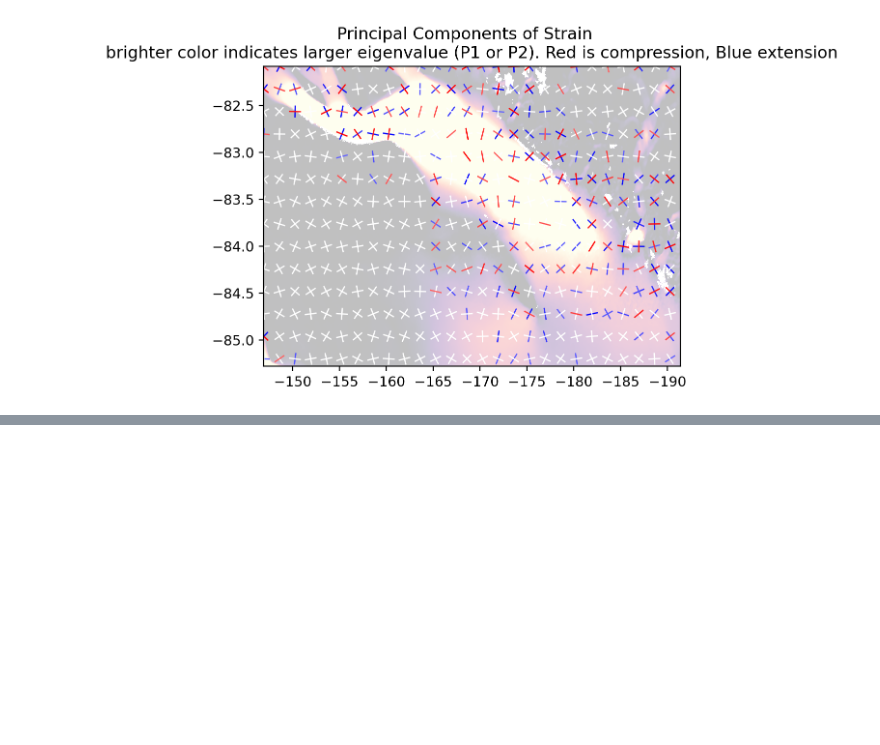
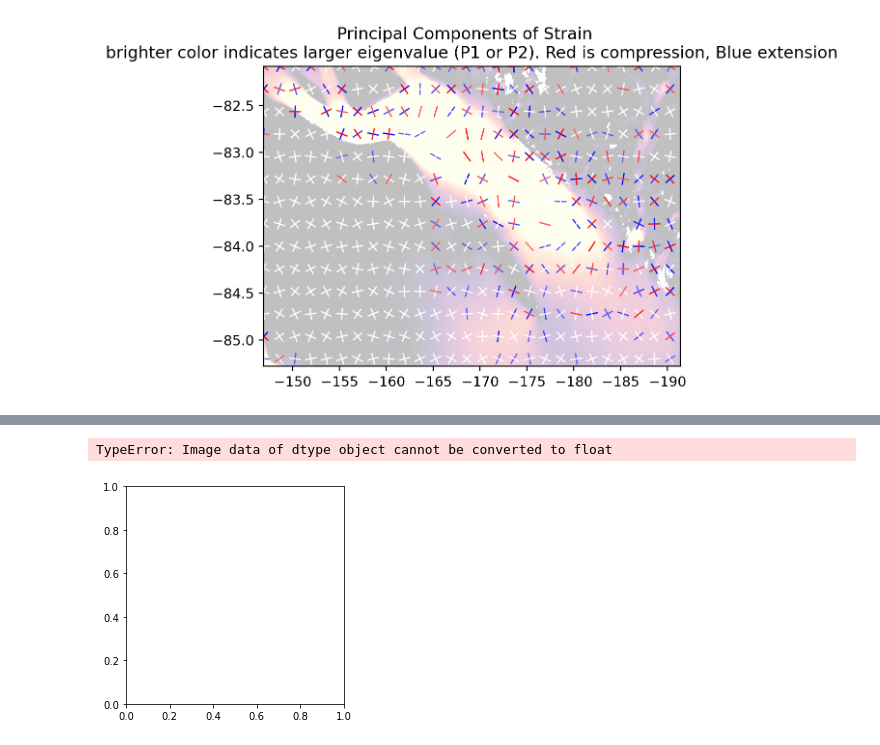
Before and after one commit to jdmillstein/strain_rates, a Jupyter notebook: simple_cross_plots_crary.ipynb, the cells around one changed output, grey strips where cells are left out. Drawn from its saved outputs; the diff is of its cells as text; code cells hidden in the pictures; blank space fills up the shorter version.

```diff
--- a/simple_cross_plots_crary.ipynb
+++ b/simple_cross_plots_crary.ipynb
@@ -117,0 +133,5 @@ plt.show()
+# %%
+plt.imshow(gz)
+# %% [output]
+TypeError: Image data of dtype object cannot be converted to float
+[figure, added]
```
Also changed, not shown: parts of 5 cells of this notebook, 1 other file.
